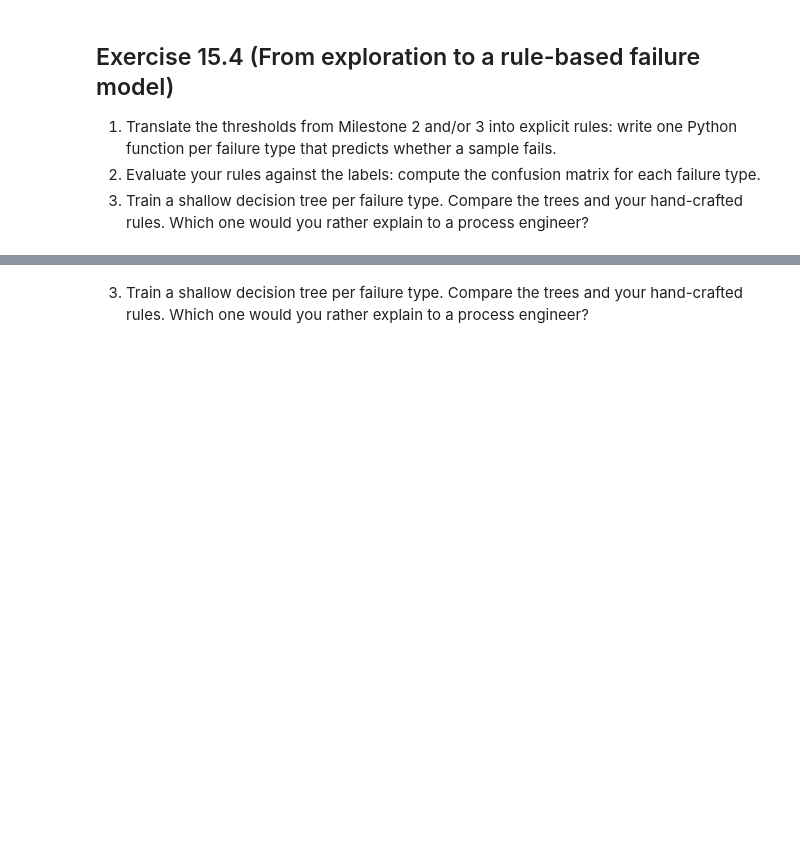
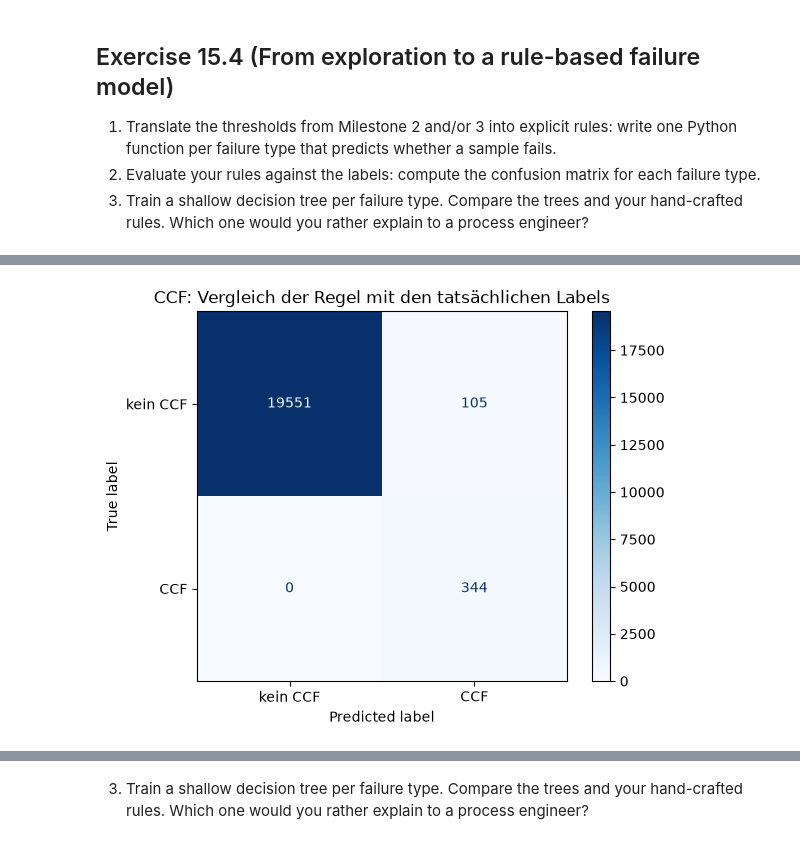
Before and after one commit to Dabro65/Industrial_Datascience, a Jupyter notebook: Tasks/15 Self study - Session 2/Exercise_15.4.ipynb, the cells around one changed output, grey strips where cells are left out. Saved outputs shown, nothing was run; the diff lists cells and outputs as text; code cells hidden in the pictures; blank space fills up the shorter version.

```diff
--- a/Tasks/15 Self study - Session 2/Exercise_15.4.ipynb
+++ b/Tasks/15 Self study - Session 2/Exercise_15.4.ipynb
@@ -9 +143,53 @@
+# %%
+# CCNF vorhersagen
+def predict_ccf(row):
+    # Definiere die Grenzwerte für Vorschubrate basierend auf dem Material
+    feed_limits = {
+        "K": 125,
+        "P": 120,
+        "N": 205
+    }
+
+    # Definiere die korrekten Bohrertypen basierend auf dem Material
+    correct_drill = {
+        "K": "H",
+        "P": "N",
+        "N": "W"
+    }
+
+    # Überprüfe die Bedingungen für CCF
+    high_feed = (
+        row["Feed rate vf [mm/min]"] >= feed_limits[row["Material"]]
+    )
+
+    low_cooling = row["Cooling [%]"] <= 25
+
+    wrong_drill = (
+        row["Drill Bit Type"] != correct_drill[row["Material"]]
+    )
+
+    conditions_met = sum([high_feed, low_cooling, wrong_drill])
+
+    return int(conditions_met >= 2)
+
+
+df["CCF_pred"] = df.apply(predict_ccf, axis=1)
+
+
+# Anwenden der Regel
+cm = confusion_matrix(
+    df["CCF"],
+    df["CCF_pred"],
+    labels=[0, 1]
+)
+
+ConfusionMatrixDisplay(
+    confusion_matrix=cm,
+    display_labels=["kein CCF", "CCF"]
+).plot(cmap="Blues", values_format="d")
+
+plt.title("CCF: Vergleich der Regel mit den tatsächlichen Labels")
+plt.show()
+# %% [output]
+[figure, added]
 # %% [markdown]
```
Also changed, not shown: parts of 12 cells of this notebook, 1 other file.
